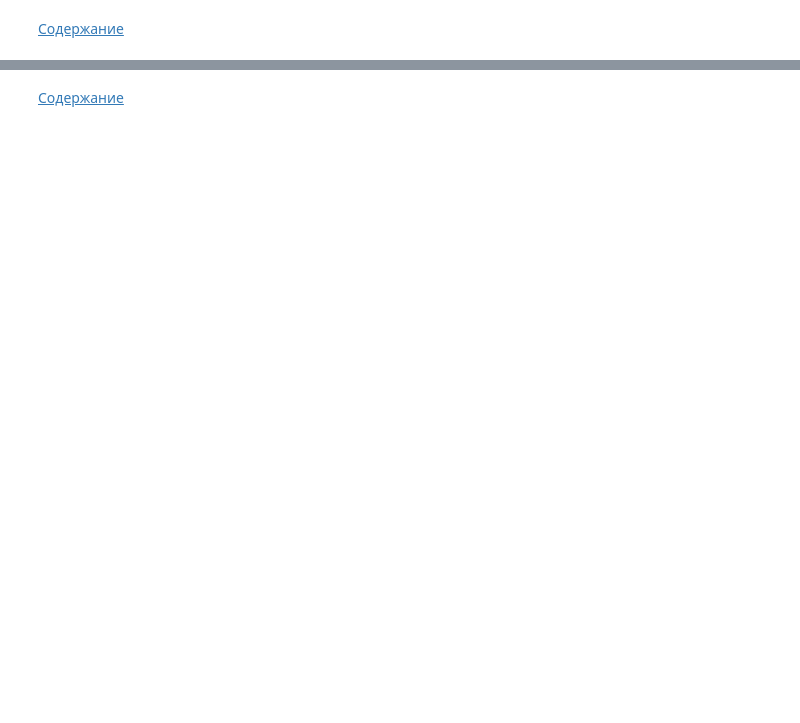
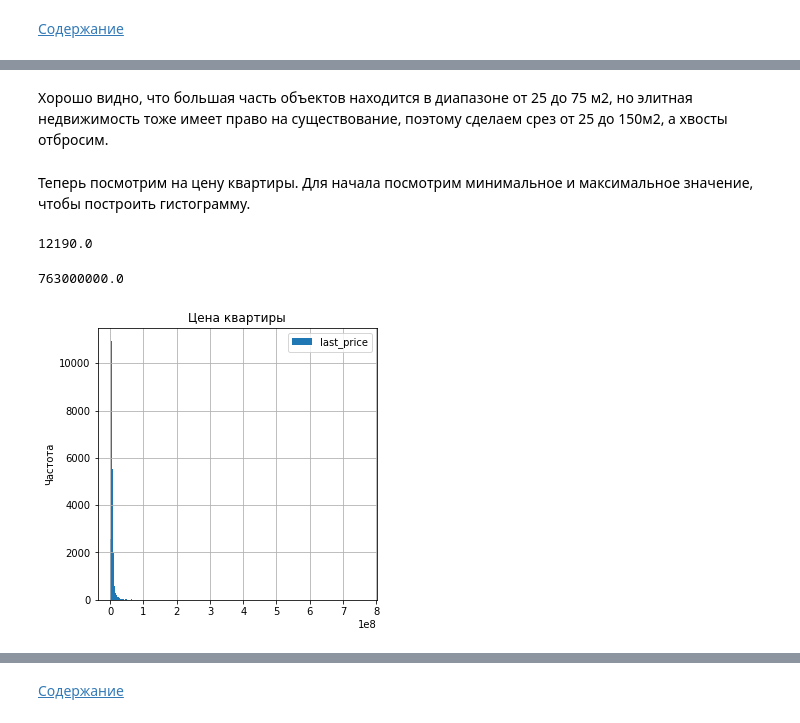
Before and after one commit to ekaterina-singa/Practicum_projects, a Jupyter notebook: fitness/project.ipynb, the cells around one changed output, grey strips where cells are left out. Drawn from its saved outputs; the diff is of its cells as text; code cells hidden in the pictures; blank space fills up the shorter version.

```diff
--- a/fitness/project.ipynb
+++ b/fitness/project.ipynb
@@ -392,0 +453,25 @@ for idx, feat in  enumerate(features): # в цикле переберем все
+# %% [markdown]
+Хорошо видно, что большая часть объектов находится в диапазоне от 25 до 75 м2, но элитная недвижимость тоже имеет право на существование, поэтому сделаем срез от 25 до 150м2, а хвосты отбросим.
+# %% [markdown]
+Теперь посмотрим на цену квартиры. Для начала посмотрим минимальное и максимальное значение, чтобы построить гистограмму.
+# %%
+data['last_price'].min()
+# %% [output]
+12190.0
+# %%
+data['last_price'].max()
+# %% [output]
+763000000.0
+# %%
+data.plot(kind='hist',
+          y='last_price',
+          range=(12190, 763000000),
+          bins=300,
+          grid=True,
+          legend=True,
+          figsize=(5,5))
+plt.title('Цена квартиры')
+plt.ylabel('Частота')
+plt.show()
+# %% [output]
+[figure, added]
```
Also changed, not shown: parts of 226 cells of this notebook.
